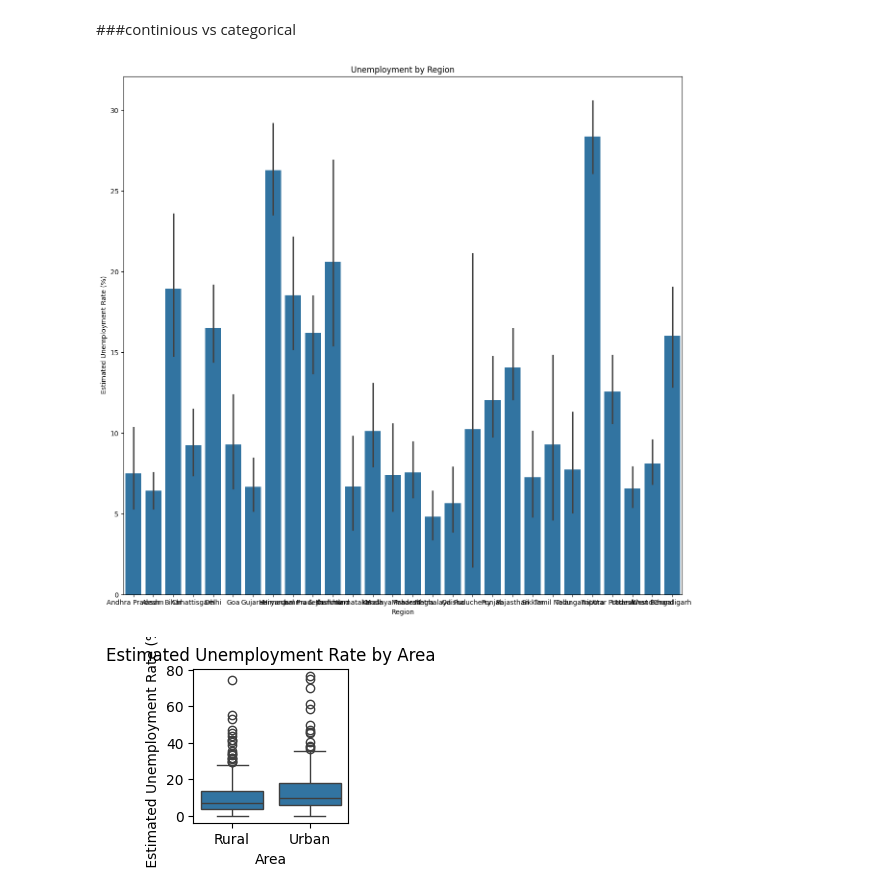
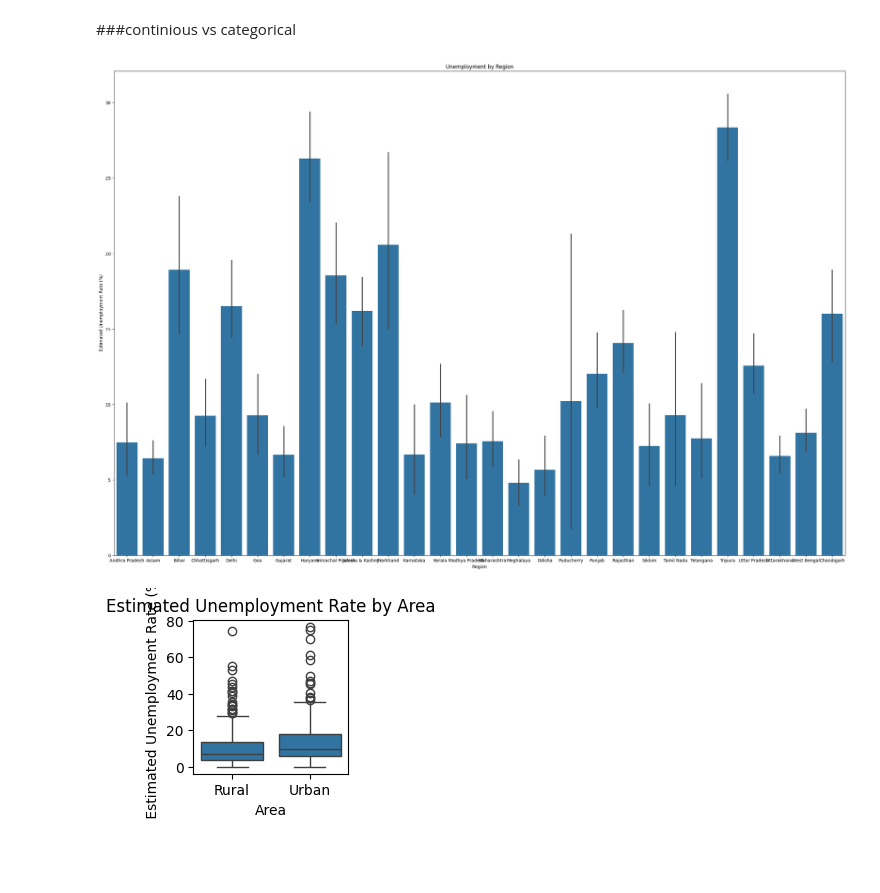
Before and after one commit to geethapriyan1692/OASIS-INFOBYTE-INTERN-PROJECTS, a Jupyter notebook: UNEMPLOYMENT ANALYSIS WITH PYTHON/unemployment.ipynb, the cells around one changed output. Saved outputs shown, nothing was run; the diff lists cells and outputs as text; code cells hidden in the pictures; blank space fills up the shorter version.

```diff
--- a/UNEMPLOYMENT ANALYSIS WITH PYTHON/unemployment.ipynb
+++ b/UNEMPLOYMENT ANALYSIS WITH PYTHON/unemployment.ipynb
@@ -336,14 +333,14 @@ plt.show()
 ###continious vs categorical
 # %%
 # Bar plot
-plt.figure(figsize=(15, 14))
+plt.figure(figsize=(30, 20))
 sns.barplot(data=df, x='Region', y=' Estimated Unemployment Rate (%)')
 plt.title('Unemployment by Region')
 plt.xlabel('Region')
 plt.ylabel(' Estimated Unemployment Rate (%)')
 plt.show()
 # %% [output]
-[figure, old version]
+[figure, new version]
 # %%
   # Box plot
 plt.figure(figsize=(2, 2))
```
Also changed, not shown: parts of 7 cells of this notebook.
